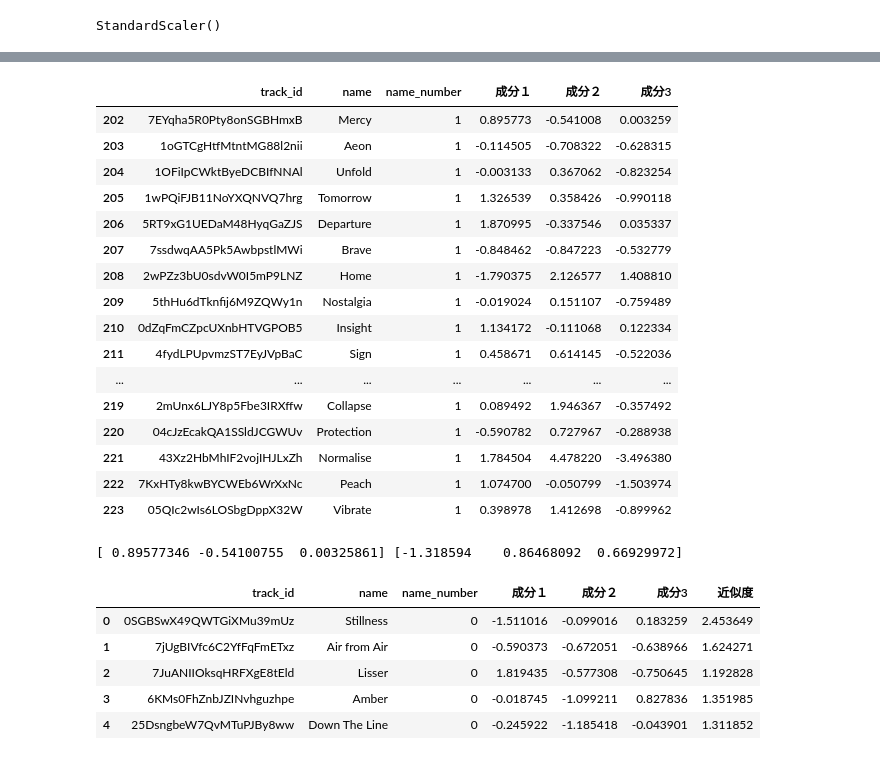
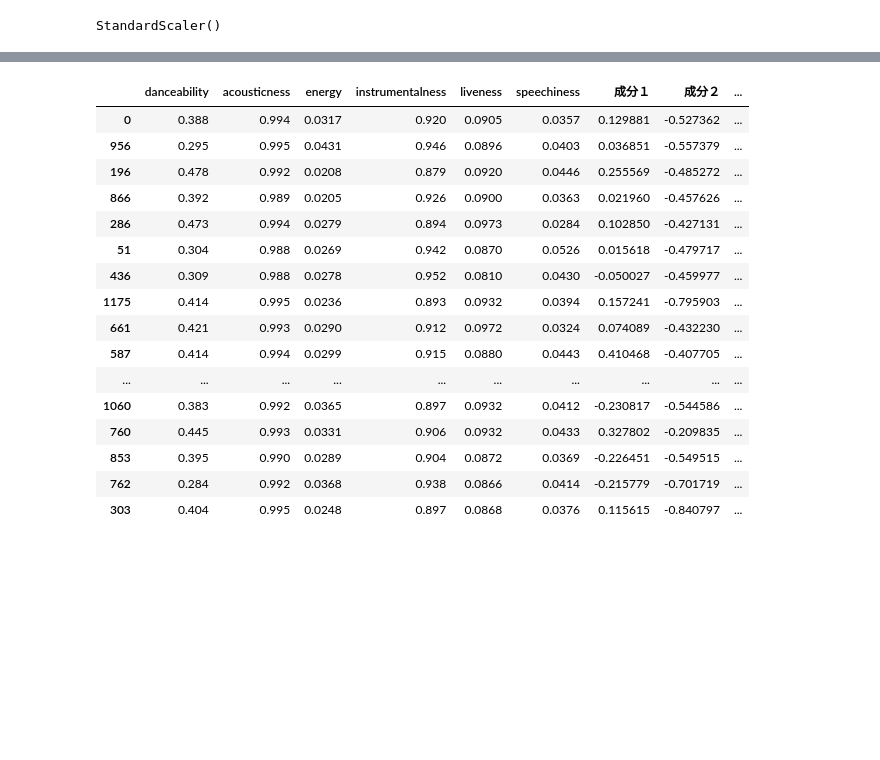
Before and after one commit to Tatsuhiro-Miyazawa/Sptify-PCA, a Jupyter notebook: 類似曲検索（主成分分析）.ipynb, the cells around one changed output, grey strips where cells are left out. Drawn from its saved outputs; the diff is of its cells as text; code cells hidden in the pictures; blank space fills up the shorter version.

```diff
--- a/類似曲検索（主成分分析）.ipynb
+++ b/類似曲検索（主成分分析）.ipynb
@@ -273,3 +189,0 @@ df5.head()
-# %%
-df6 = pd.concat([df2, df5], ignore_index=True)
-df6.head()
@@ -322,10 +190,10 @@ from sklearn.preprocessing import StandardScaler
 # %%
 scaler=StandardScaler()
-scaler.fit(df7)
+scaler.fit(df6)
 # %% [output]
 StandardScaler()
 # %%
-scaled_data=scaler.transform(df7)
+scaled_data=scaler.transform(df6)
 # %%
 scaled_data
 # %% [output]
@@ -431,3 +276,4 @@ df10.shape
 # %%
-s=pd.DataFrame(data=x_pca, columns=['成分１', '成分２','成分3'], dtype=float)
-df11=pd.concat([df10,s],axis=1)
+s = pd.DataFrame(data=x_pca, columns=['成分１', '成分２','成分3'], dtype=float)
+df7 = pd.concat([df6,s],axis=1)
+df7.head()
@@ -434,43 +287,37 @@ df11=pd.concat([df10,s],axis=1)
-# %%
-df11.tail(22)
-# %% [output]
-|  | track_id | name | name_number | 成分１ | 成分２ | 成分3 |
-| 202 | 7EYqha5R0Pty8onSGBHmxB | Mercy | 1 | 0.895773 | -0.541008 | 0.003259 |
-| 203 | 1oGTCgHtfMtntMG88l2nii | Aeon | 1 | -0.114505 | -0.708322 | -0.628315 |
-| 204 | 1OFiIpCWktByeDCBIfNNAl | Unfold | 1 | -0.003133 | 0.367062 | -0.823254 |
-| 205 | 1wPQiFJB11NoYXQNVQ7hrg | Tomorrow | 1 | 1.326539 | 0.358426 | -0.990118 |
-| 206 | 5RT9xG1UEDaM48HyqGaZJS | Departure | 1 | 1.870995 | -0.337546 | 0.035337 |
-| 207 | 7ssdwqAA5Pk5AwbpstlMWi | Brave | 1 | -0.848462 | -0.847223 | -0.532779 |
-| 208 | 2wPZz3bU0sdvW0I5mP9LNZ | Home | 1 | -1.790375 | 2.126577 | 1.408810 |
-| 209 | 5thHu6dTknfij6M9ZQWy1n | Nostalgia | 1 | -0.019024 | 0.151107 | -0.759489 |
-| 210 | 0dZqFmCZpcUXnbHTVGPOB5 | Insight | 1 | 1.134172 | -0.111068 | 0.122334 |
-| 211 | 4fydLPUpvmzST7EyJVpBaC | Sign | 1 | 0.458671 | 0.614145 | -0.522036 |
-| ... | ... | ... | ... | ... | ... | ... |
-| 219 | 2mUnx6LJY8p5Fbe3IRXffw | Collapse | 1 | 0.089492 | 1.946367 | -0.357492 |
-| 220 | 04cJzEcakQA1SSldJCGWUv | Protection | 1 | -0.590782 | 0.727967 | -0.288938 |
-| 221 | 43Xz2HbMhIF2vojIHJLxZh | Normalise | 1 | 1.784504 | 4.478220 | -3.496380 |
-| 222 | 7KxHTy8kwBYCWEb6WrXxNc | Peach | 1 | 1.074700 | -0.050799 | -1.503974 |
-| 223 | 05QIc2wIs6LOSbgDppX32W | Vibrate | 1 | 0.398978 | 1.412698 | -0.899962 |
-# %%
-#対象曲はx_pcaの何番目か？　（曲名：Mercy,順番：202)
-print(x_pca[202],x_pca[201])
-# %% [output]
-[ 0.89577346 -0.54100755  0.00325861] [-1.318594    0.86468092  0.66929972]
 # %%
 #相対的な座標（成分１',成分２’,成分３’）を設ける
 P = x_pca
 
 # 対象曲
-A = np.array([ 0.89577346, -0.54100755, 0.00325861])
+A = df7.iloc[0][['成分１', '成分２', '成分3']].values
 
 # 各点と A との相対距離を計算
 relative_distances = np.linalg.norm(P - A, axis=1)
-df11['近似度'] = relative_distances
-df11.head()
+df7['近似度'] = relative_distances
+#近似度順に並び替え
+df8 =df7.sort_values(by='近似度')
+df8['track_id'] = df5['track_id']
+df8['name'] = df5['name']
+df8['album'] = df5['album']
+df8['artist'] = df5['artist']
+#上から２０番目まで表示。
+df8 = df8.iloc[:20]
+df8.head(20)
 # %% [output]
-|  | track_id | name | name_number | 成分１ | 成分２ | 成分3 | 近似度 |
-| 0 | 0SGBSwX49QWTGiXMu39mUz | Stillness | 0 | -1.511016 | -0.099016 | 0.183259 | 2.453649 |
-| 1 | 7jUgBIVfc6C2YfFqFmETxz | Air from Air | 0 | -0.590373 | -0.672051 | -0.638966 | 1.624271 |
-| 2 | 7JuANIIOksqHRFXgE8tEld | Lisser | 0 | 1.819435 | -0.577308 | -0.750645 | 1.192828 |
-| 3 | 6KMs0FhZnbJZINvhguzhpe | Amber | 0 | -0.018745 | -1.099211 | 0.827836 | 1.351985 |
-| 4 | 25DsngbeW7QvMTuPJBy8ww | Down The Line | 0 | -0.245922 | -1.185418 | -0.043901 | 1.311852 |
+|  | danceability | acousticness | energy | instrumentalness | liveness | speechiness | 成分１ | 成分２ | ... |
+| 0 | 0.388 | 0.994 | 0.0317 | 0.920 | 0.0905 | 0.0357 | 0.129881 | -0.527362 | ... |
+| 956 | 0.295 | 0.995 | 0.0431 | 0.946 | 0.0896 | 0.0403 | 0.036851 | -0.557379 | ... |
+| 196 | 0.478 | 0.992 | 0.0208 | 0.879 | 0.0920 | 0.0446 | 0.255569 | -0.485272 | ... |
+| 866 | 0.392 | 0.989 | 0.0205 | 0.926 | 0.0900 | 0.0363 | 0.021960 | -0.457626 | ... |
+| 286 | 0.473 | 0.994 | 0.0279 | 0.894 | 0.0973 | 0.0284 | 0.102850 | -0.427131 | ... |
+| 51 | 0.304 | 0.988 | 0.0269 | 0.942 | 0.0870 | 0.0526 | 0.015618 | -0.479717 | ... |
+| 436 | 0.309 | 0.988 | 0.0278 | 0.952 | 0.0810 | 0.0430 | -0.050027 | -0.459977 | ... |
+| 1175 | 0.414 | 0.995 | 0.0236 | 0.893 | 0.0932 | 0.0394 | 0.157241 | -0.795903 | ... |
+| 661 | 0.421 | 0.993 | 0.0290 | 0.912 | 0.0972 | 0.0324 | 0.074089 | -0.432230 | ... |
+| 587 | 0.414 | 0.994 | 0.0299 | 0.915 | 0.0880 | 0.0443 | 0.410468 | -0.407705 | ... |
+| ... | ... | ... | ... | ... | ... | ... | ... | ... | ... |
+| 1060 | 0.383 | 0.992 | 0.0365 | 0.897 | 0.0932 | 0.0412 | -0.230817 | -0.544586 | ... |
+| 760 | 0.445 | 0.993 | 0.0331 | 0.906 | 0.0932 | 0.0433 | 0.327802 | -0.209835 | ... |
+| 853 | 0.395 | 0.990 | 0.0289 | 0.904 | 0.0872 | 0.0369 | -0.226451 | -0.549515 | ... |
+| 762 | 0.284 | 0.992 | 0.0368 | 0.938 | 0.0866 | 0.0414 | -0.215779 | -0.701719 | ... |
+| 303 | 0.404 | 0.995 | 0.0248 | 0.897 | 0.0868 | 0.0376 | 0.115615 | -0.840797 | ... |
```
Also changed, not shown: parts of 39 cells of this notebook.
